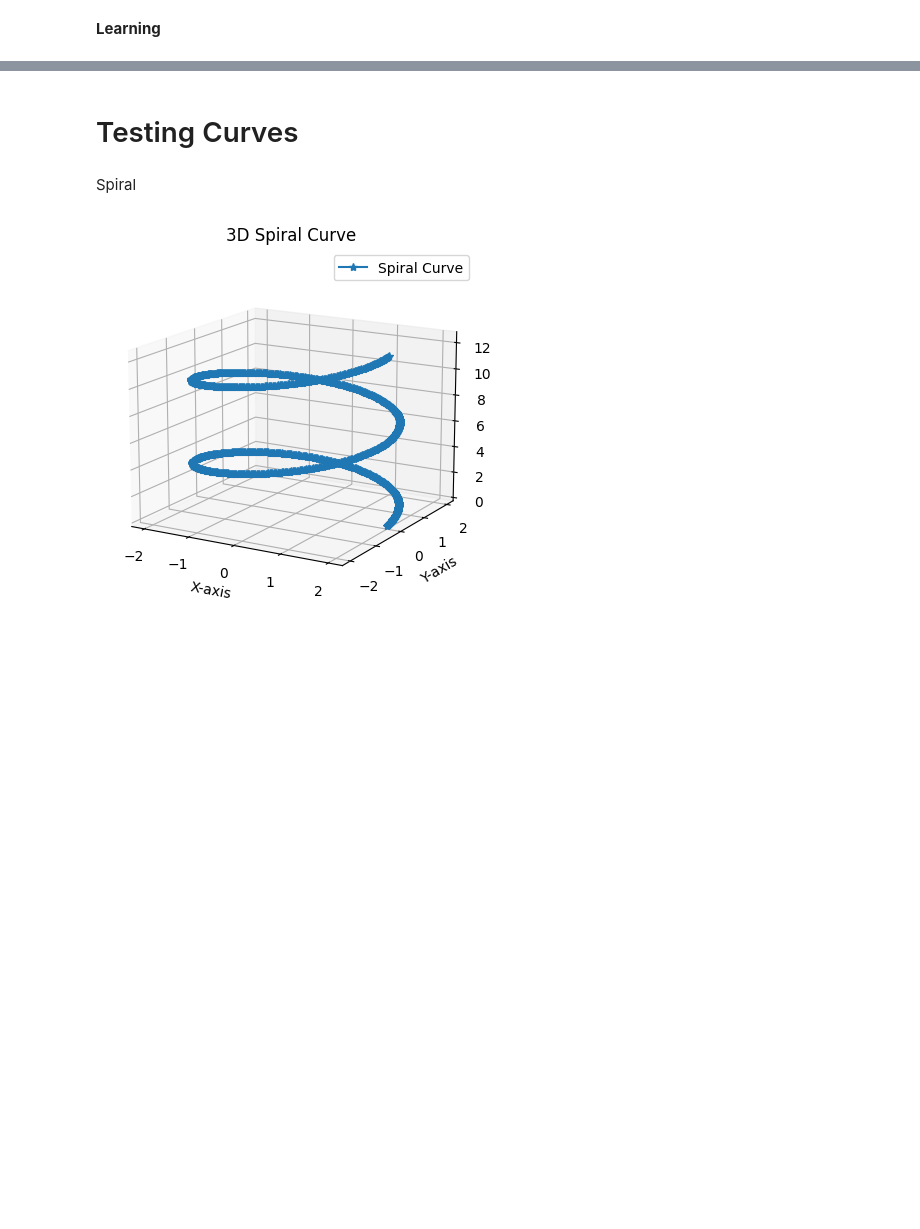
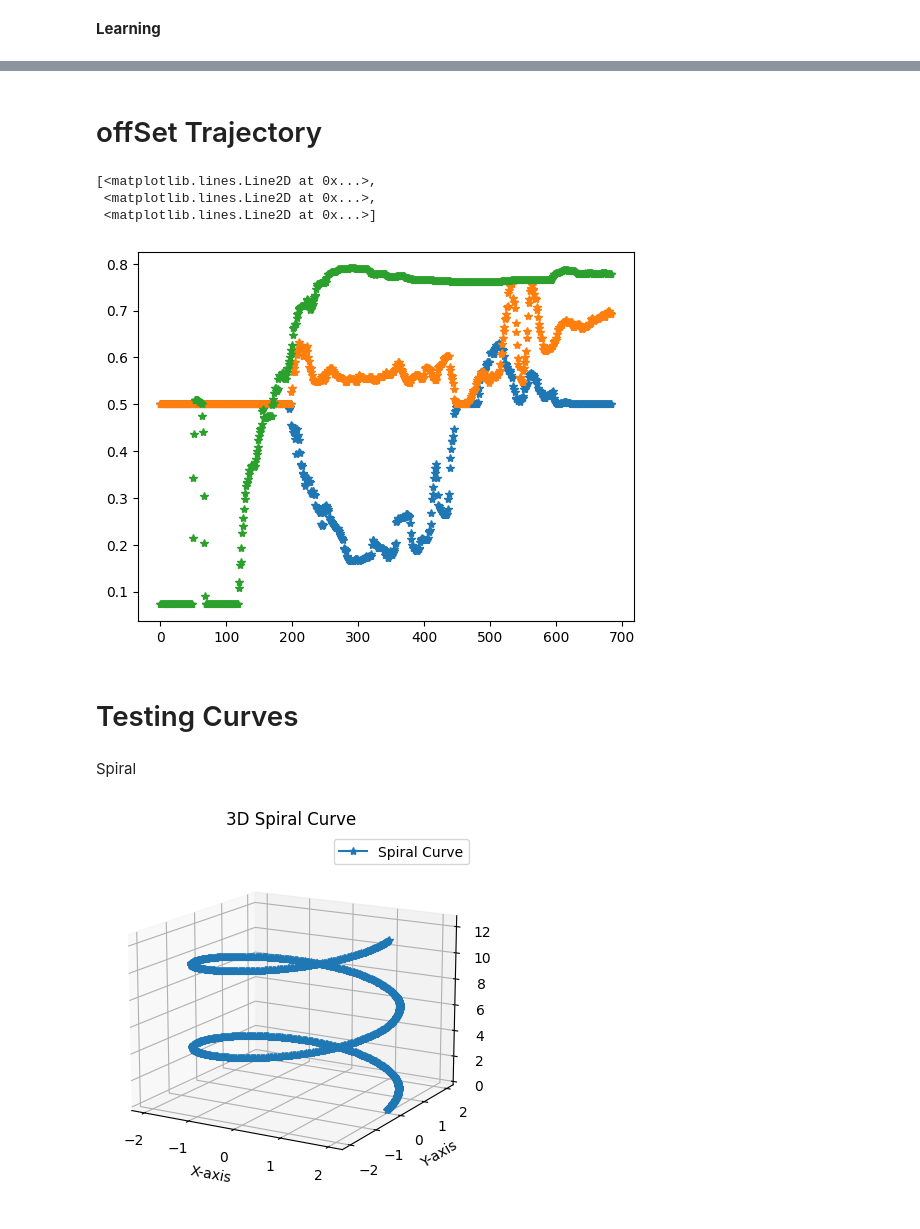
Before and after one commit to dharambirpoddar/RL_Bird, a Jupyter notebook: DNN_Bird_controller.ipynb, the cells around one changed output, grey strips where cells are left out. Cells and saved outputs as stored; diff of their text form; code cells hidden in the pictures; blank space fills up the shorter version.

```diff
--- a/DNN_Bird_controller.ipynb
+++ b/DNN_Bird_controller.ipynb
@@ -437,3 +352,15 @@ print(predictions)
+# %% [markdown]
+# offSet Trajectory
+# %%
+#df
+#X_train
+#y_train
+plt.plot(y_train,'*')
+# %% [output]
+[<matplotlib.lines.Line2D at 0x...>,
+ <matplotlib.lines.Line2D at 0x...>,
+ <matplotlib.lines.Line2D at 0x...>]
+[figure, added]
 # %% [markdown]
 # Testing Curves
 # %% [markdown]
```
Also changed, not shown: parts of 29 cells of this notebook.
